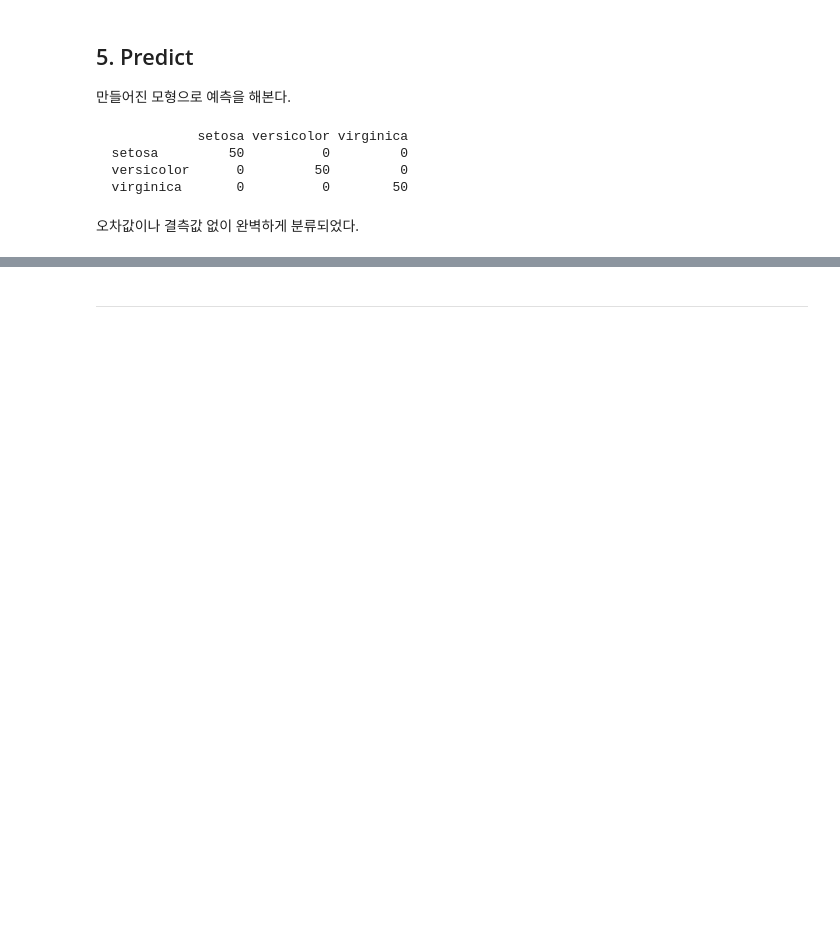
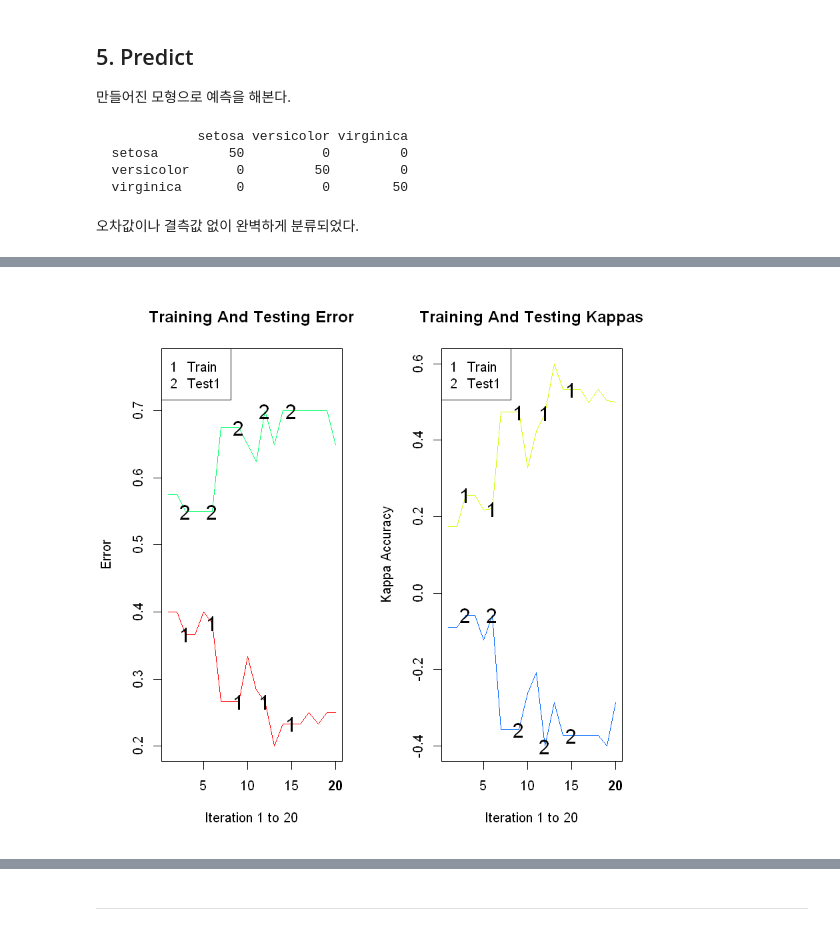
Before and after one commit to ecjang/pages, a Jupyter notebook: ADsP/[data] EnssembleBoosting_Iris.ipynb, the cells around one changed output, grey strips where cells are left out. Saved outputs shown, nothing was run; the diff lists cells and outputs as text; code cells hidden in the pictures; blank space fills up the shorter version.

```diff
--- a/ADsP/[data] EnssembleBoosting_Iris.ipynb
+++ b/ADsP/[data] EnssembleBoosting_Iris.ipynb
@@ -101,0 +115,3 @@ table(pred$class, iris[,5])
+# %%
+newiris <- iris[iris$Species != 'setosa', ]
+newiris[,5] <- factor(as.numeric(newiris[,5]) -1)
@@ -101,0 +144,5 @@ table(pred$class, iris[,5])
+# %%
+n <- dim(newiris)[1]
+trind <- sample(1:n, floor(.6*n), F)  # 훈련용 60%의 데이터
+teind <- setdiff(1:n, trind)    # set Difference 차집합
+iris[,5] <- as.factor((levels(iris[,5])[2:3]))  # 0,1,2가 차례대로 50개
@@ -101,0 +155,3 @@ table(pred$class, iris[,5])
+# %%
+gdis <- ada(Species~., data=iris[trind,], iter=20, nu=1, type="discrete")
+gdis
@@ -101,0 +178,3 @@ table(pred$class, iris[,5])
+# %%
+gdis <- addtest(gdis, iris[teind, -5], iris[teind,5])
+gdis
@@ -101,0 +206,4 @@ table(pred$class, iris[,5])
+# %%
+plot(gdis, kappa=T, test=T)
+# %% [output]
+[figure, added]
```
Also changed, not shown: parts of 20 cells of this notebook, 1 other file.
